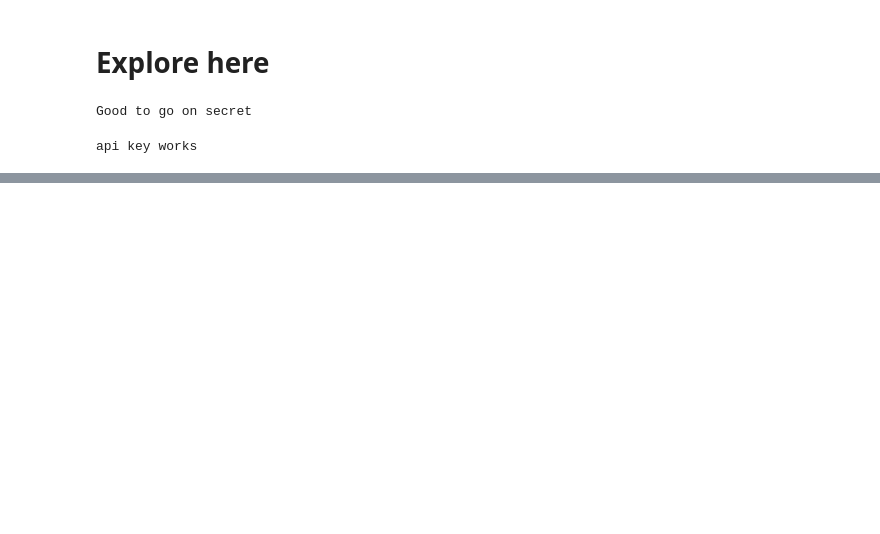
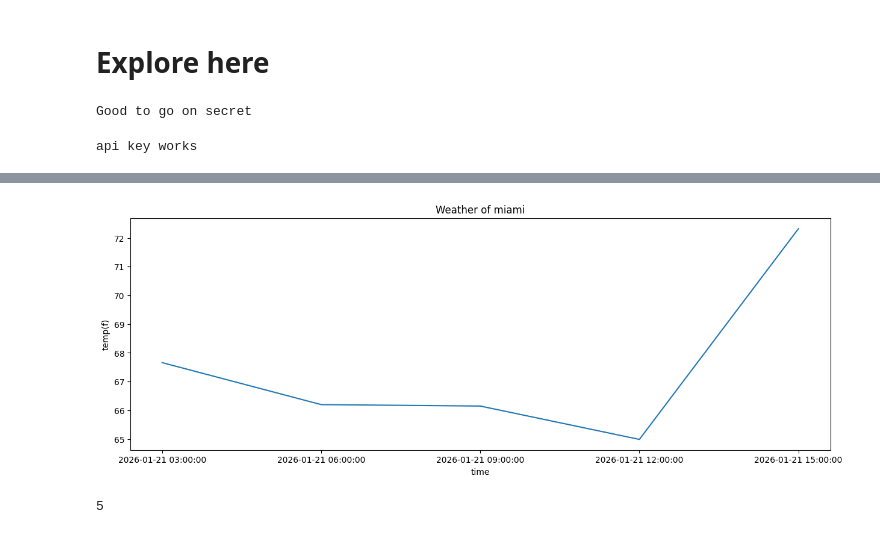
Before and after one commit to 4GeeksAcademy/aetabid-interacting-with-api-python-project-tutorial, a Jupyter notebook: src/explore.ipynb, the cells around one changed output, grey strips where cells are left out. Drawn from its saved outputs; the diff is of its cells as text; code cells hidden in the pictures; blank space fills up the shorter version.

```diff
--- a/src/explore.ipynb
+++ b/src/explore.ipynb
@@ -94,0 +117,11 @@ main_df.head()
+# %%
+import seaborn as sns
+
+plt.figure(figsize=(15,5))
+sns.lineplot(x=main_df['time'], y=main_df['temp'])
+plt.title("Weather of miami")
+plt.xlabel("time")
+plt.ylabel("temp(f)")
+plt.show()
+# %% [output]
+[figure, added]
@@ -94,0 +132,5 @@ main_df.head()
+# %%
+#send data frame to sql
+main_df.to_sql("list", conn, if_exists="replace", index= False)
+# %% [output]
+5
```
Also changed, not shown: parts of 7 cells of this notebook, 1 other file.
